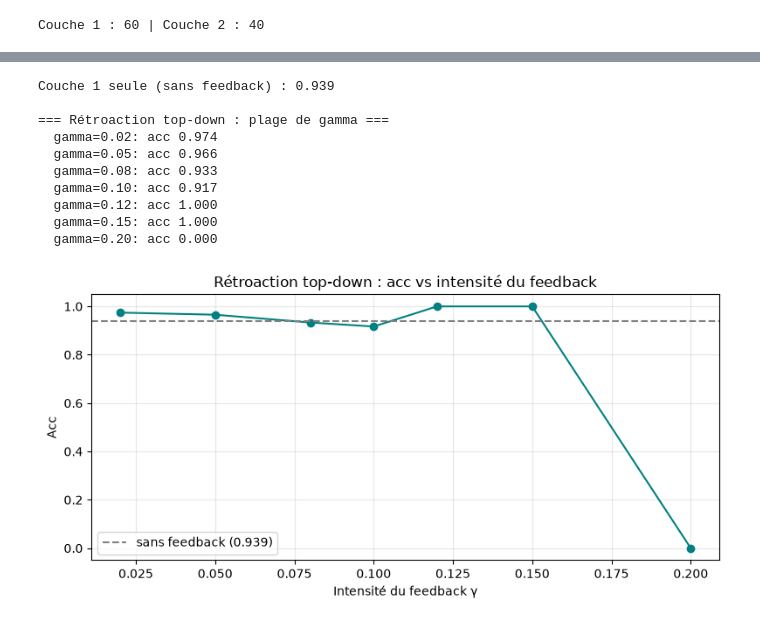
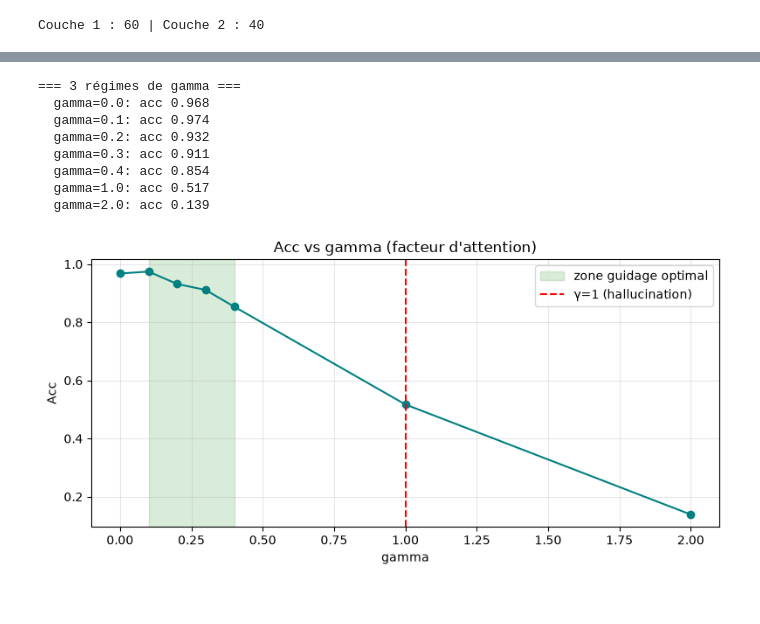
Before and after one commit to H-Gelender/neuromorphic-trials, a Jupyter notebook: notebooks/mnist_feedback_topdown.ipynb, the cells around one changed output, grey strips where cells are left out. Saved outputs shown, nothing was run; the diff lists cells and outputs as text; code cells hidden in the pictures.

Commit message:
Notebook feedback enrichi : visualisation couches 1+2, cycle 2 temps, 3 régimes de gamma + démonstration hallucination

```diff
--- a/notebooks/mnist_feedback_topdown.ipynb
+++ b/notebooks/mnist_feedback_topdown.ipynb
@@ -85,0 +112,14 @@ def acc_fb(gamma, iters=1, n=200):
+# %%
+# Couche 2 : poids en images (espace d'activation, 8x8)
+fig, axes = plt.subplots(4, 10, figsize=(16, 6))
+for i in range(min(40, len(layer2.W))):
+    w = layer2.W[i]
+    sq = np.zeros(64); sq[:len(w)] = w
+    axes[i//10, i%10].imshow(sq.reshape(8,8), cmap='viridis')
+    cls = layer2.labels_seen.get(i, {})
+    if cls:
+        dom = max(cls.items(), key=lambda x:x[1])[0]
+        axes[i//10, i%10].set_title(f"n{i}->{dom}", fontsize=7)
+    axes[i//10, i%10].axis('off')
+plt.suptitle("Couche 2 : poids dans l'espace d'activation (8x8)", fontsize=12)
+plt.tight_layout(); plt.show()
@@ -86,40 +134,40 @@ def acc_fb(gamma, iters=1, n=200):
 # %%
-# Baseline : couche 1 seule (sans feedback)
-rng=np.random.default_rng(42); idx=rng.choice(len(test_set),size=200,replace=False)
-c=t=0
-for i in idx:
-    l=int(test_set[i][1])
-    p,_=layer1.predict_label(latent(test_set[i][0].squeeze().numpy()))
-    if p is not None:
-        t+=1
-        if p==l: c+=1
-base = c/t if t else 0
-print(f"Couche 1 seule (sans feedback) : {base:.3f}")
+def acc_gamma(gamma, n=200):
+    rng=np.random.default_rng(42); idx=rng.choice(len(test_set),size=n,replace=False)
+    c=t=0
+    for i in idx:
+        l=int(test_set[i][1])
+        cy = cycle(test_set[i][0].squeeze().numpy(), gamma)
+        w = int(np.argmax(cy['z1_1']))
+        cls = max(layer1.labels_seen.get(w,{}).items(), key=lambda x:x[1])[0] if w in layer1.labels_seen else None
+        if cls is not None:
+            t+=1
+            if cls==l: c+=1
+    return c/t if t else 0
 
-print("\n=== Rétroaction top-down : plage de gamma ===")
-results = []
-for g in [0.02, 0.05, 0.08, 0.10, 0.12, 0.15, 0.20]:
-    a = acc_fb(g)
-    results.append((g,a))
-    print(f"  gamma={g:.2f}: acc {a:.3f}")
+print("=== 3 régimes de gamma ===")
+regimes = {}
+for g in [0.0, 0.1, 0.2, 0.3, 0.4, 1.0, 2.0]:
+    a = acc_gamma(g)
+    regimes[g] = a
+    print(f"  gamma={g}: acc {a:.3f}")
 
 # Courbe
 plt.figure(figsize=(8,4))
-gs = [r[0] for r in results]; acs = [r[1] for r in results]
+gs = list(regimes.keys()); acs = list(regimes.values())
 plt.plot(gs, acs, 'o-', color='teal')
-plt.axhline(base, color='gray', ls='--', label=f"sans feedback ({base:.3f})")
-plt.xlabel("Intensité du feedback γ"); plt.ylabel("Acc")
-plt.title("Rétroaction top-down : acc vs intensité du feedback")
+plt.axvspan(0.1, 0.4, color='green', alpha=0.15, label='zone guidage optimal')
+plt.axvline(1.0, color='red', ls='--', label='γ=1 (hallucination)')
+plt.xlabel("gamma"); plt.ylabel("Acc")
+plt.title("Acc vs gamma (facteur d'attention)")
 plt.legend(); plt.grid(alpha=0.3); plt.tight_layout(); plt.show()
 # %% [output]
-Couche 1 seule (sans feedback) : 0.939
-
-=== Rétroaction top-down : plage de gamma ===
-  gamma=0.02: acc 0.974
-  gamma=0.05: acc 0.966
-  gamma=0.08: acc 0.933
-  gamma=0.10: acc 0.917
-  gamma=0.12: acc 1.000
-  gamma=0.15: acc 1.000
-  gamma=0.20: acc 0.000
+=== 3 régimes de gamma ===
+  gamma=0.0: acc 0.968
+  gamma=0.1: acc 0.974
+  gamma=0.2: acc 0.932
+  gamma=0.3: acc 0.911
+  gamma=0.4: acc 0.854
+  gamma=1.0: acc 0.517
+  gamma=2.0: acc 0.139
-[figure, old version]
+[figure, new version]
```
Also changed, not shown: parts of 17 cells of this notebook, 1 other file.
